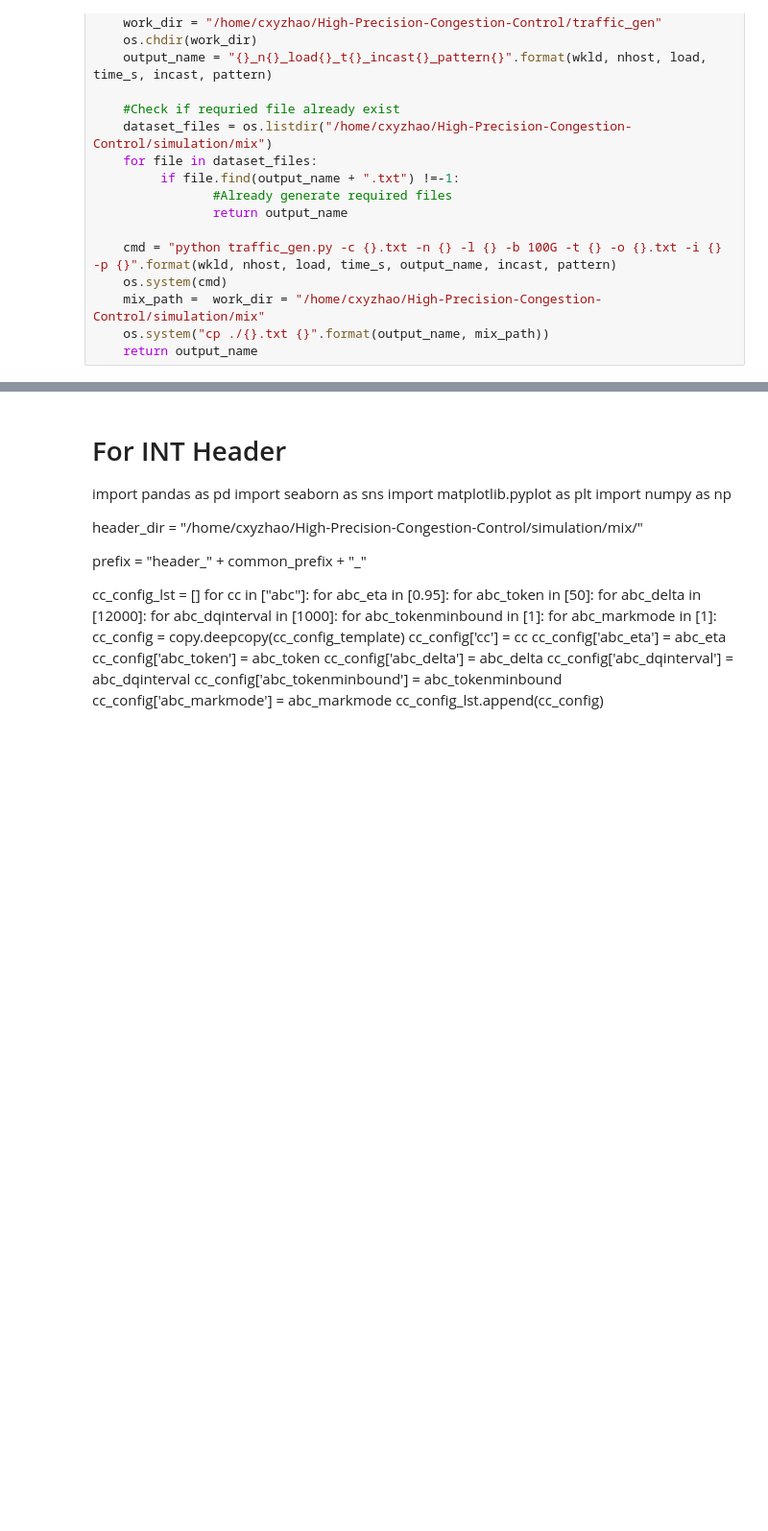
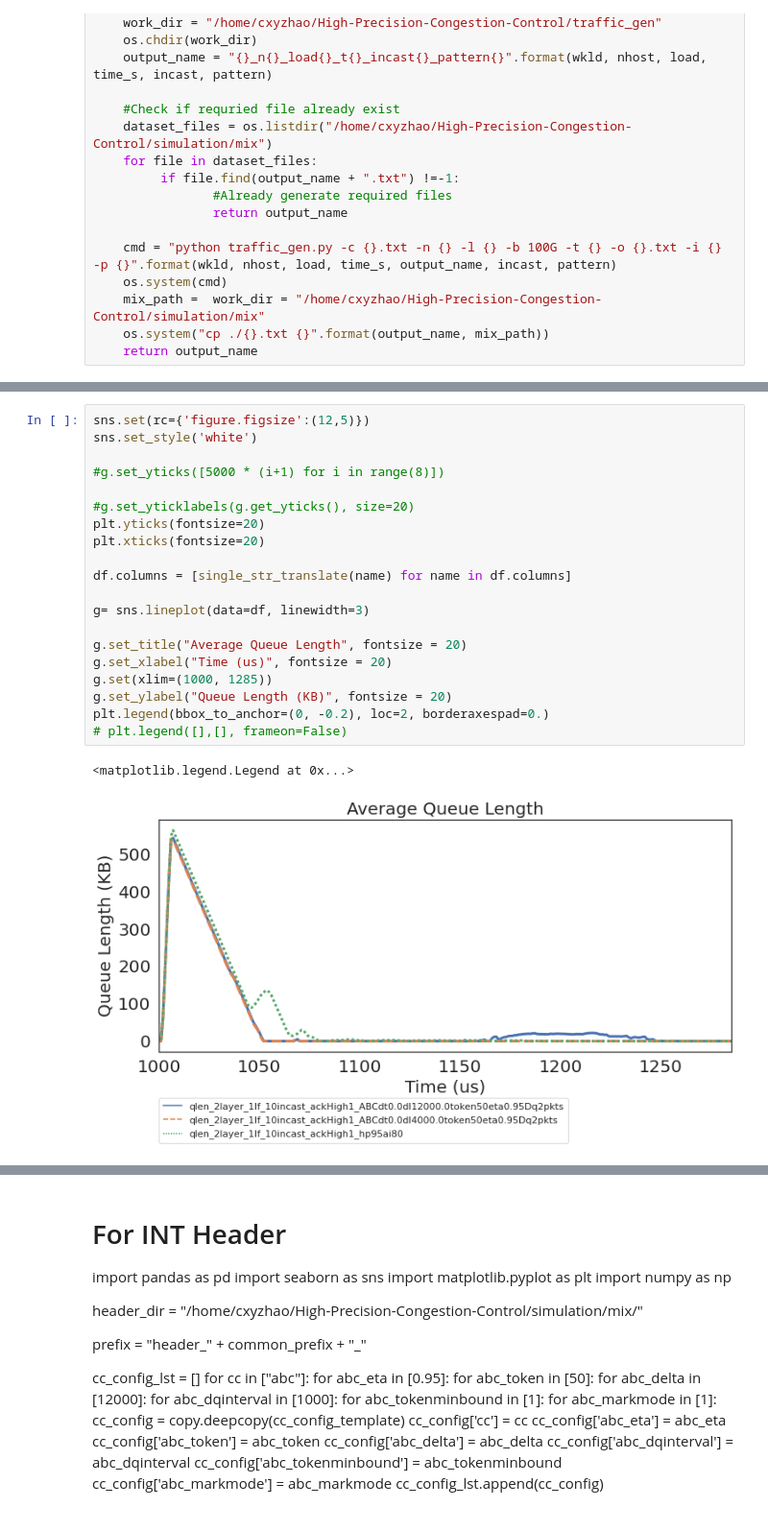
Before and after one commit to cxyzhao/High-Precision-Congestion-Control, a Jupyter notebook: cc_exp_ctrl.ipynb, the cells around one changed output, grey strips where cells are left out. Shown: that part at 96% size. Drawn from its saved outputs; the diff is of its cells as text; blank space fills up the shorter version.

```diff
--- a/cc_exp_ctrl.ipynb
+++ b/cc_exp_ctrl.ipynb
@@ -445,3 +416,26 @@ Text(0, 0.5, 'Queue Length (KB)')
+# %%
+sns.set(rc={'figure.figsize':(12,5)})
+sns.set_style('white')
+
+#g.set_yticks([5000 * (i+1) for i in range(8)])
+
+#g.set_yticklabels(g.get_yticks(), size=20)
+plt.yticks(fontsize=20)
+plt.xticks(fontsize=20)
+
+df.columns = [single_str_translate(name) for name in df.columns]
+
+g= sns.lineplot(data=df, linewidth=3)
+
+g.set_title("Average Queue Length", fontsize = 20)
+g.set_xlabel("Time (us)", fontsize = 20)
+g.set(xlim=(1000, 1285))
+g.set_ylabel("Queue Length (KB)", fontsize = 20)
+plt.legend(bbox_to_anchor=(0, -0.2), loc=2, borderaxespad=0.)
+# plt.legend([],[], frameon=False)
+# %% [output]
+<matplotlib.legend.Legend at 0x...>
+[figure, added]
 # %%
 import pandas as pd
 import seaborn as sns
```
Also changed, not shown: parts of 10 cells of this notebook, 7 other files.
